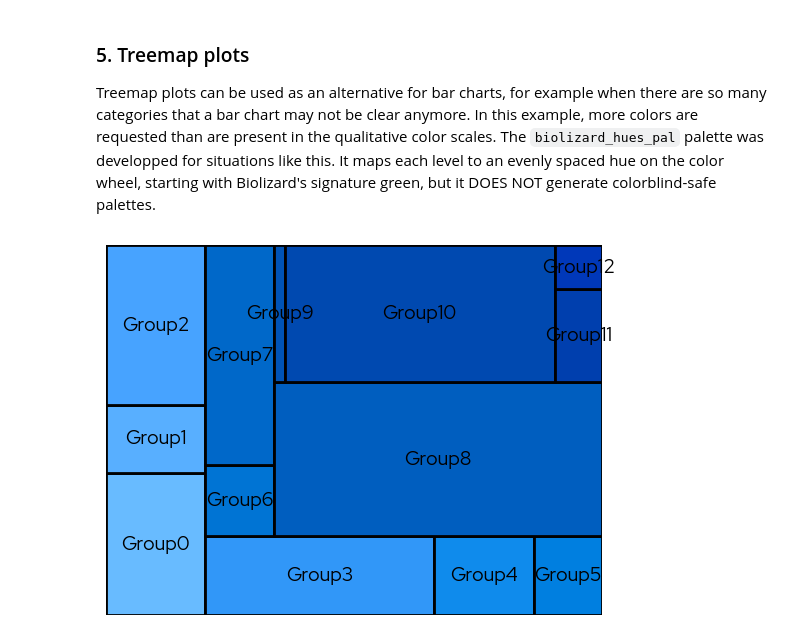
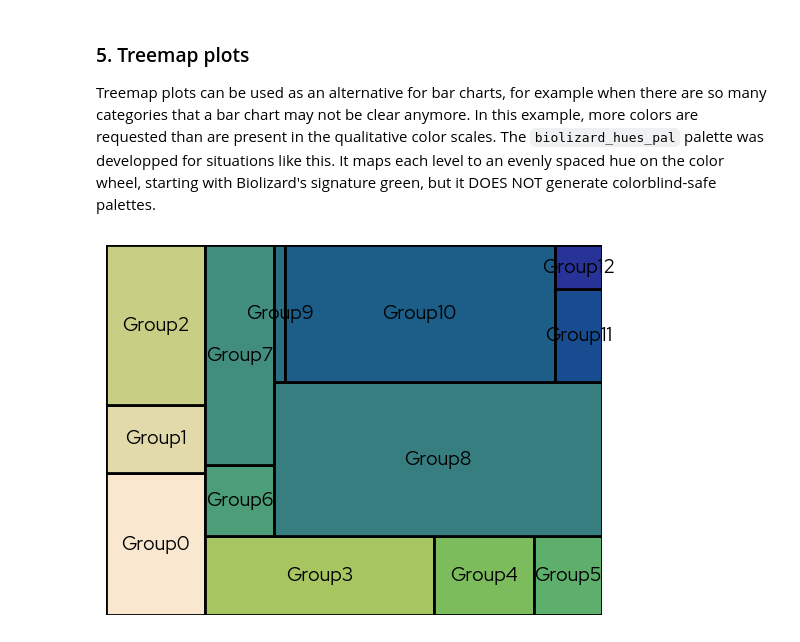
Before and after one commit to lizard-bio/nature-grade-visualization-playground, a Jupyter notebook: BioLizardStylePython/docs/example.ipynb, the cells around one changed output. Drawn from its saved outputs; the diff is of its cells as text; code cells hidden in the pictures.

```diff
--- a/BioLizardStylePython/docs/example.ipynb
+++ b/BioLizardStylePython/docs/example.ipynb
@@ -539,26 +527,26 @@ In this example, more colors are requested than are present in the qualitative c
 # %%
 import squarify
 
 # Sample data
 values = [250, 120, 280, 320, 140, 95, 87, 270, 896, 25, 654, 78, 37]
 labels = ["Group" + str(i) for i, _ in enumerate(values)]
 
 # take colors at regular intervals across the colormap
-colors = biolizard_sequential_pal(np.linspace(0, 1, len(values)))
+colors = biolizard_beige_gn_blue_pal(np.linspace(0, 1, len(values)))
 
 # Treemap
 squarify.plot(
     sizes=values,
     label=labels,
     color=colors,
     text_kwargs={"color": blz_base_text},
     edgecolor=blz_base_element,
     linewidth=2,
 )
 
 # Remove the axis:
 plt.axis("off")
 
 plt.show()
 # %% [output]
-[figure, old version]
+[figure, new version]
```
Also changed, not shown: parts of 4 cells of this notebook, 1 other file.
